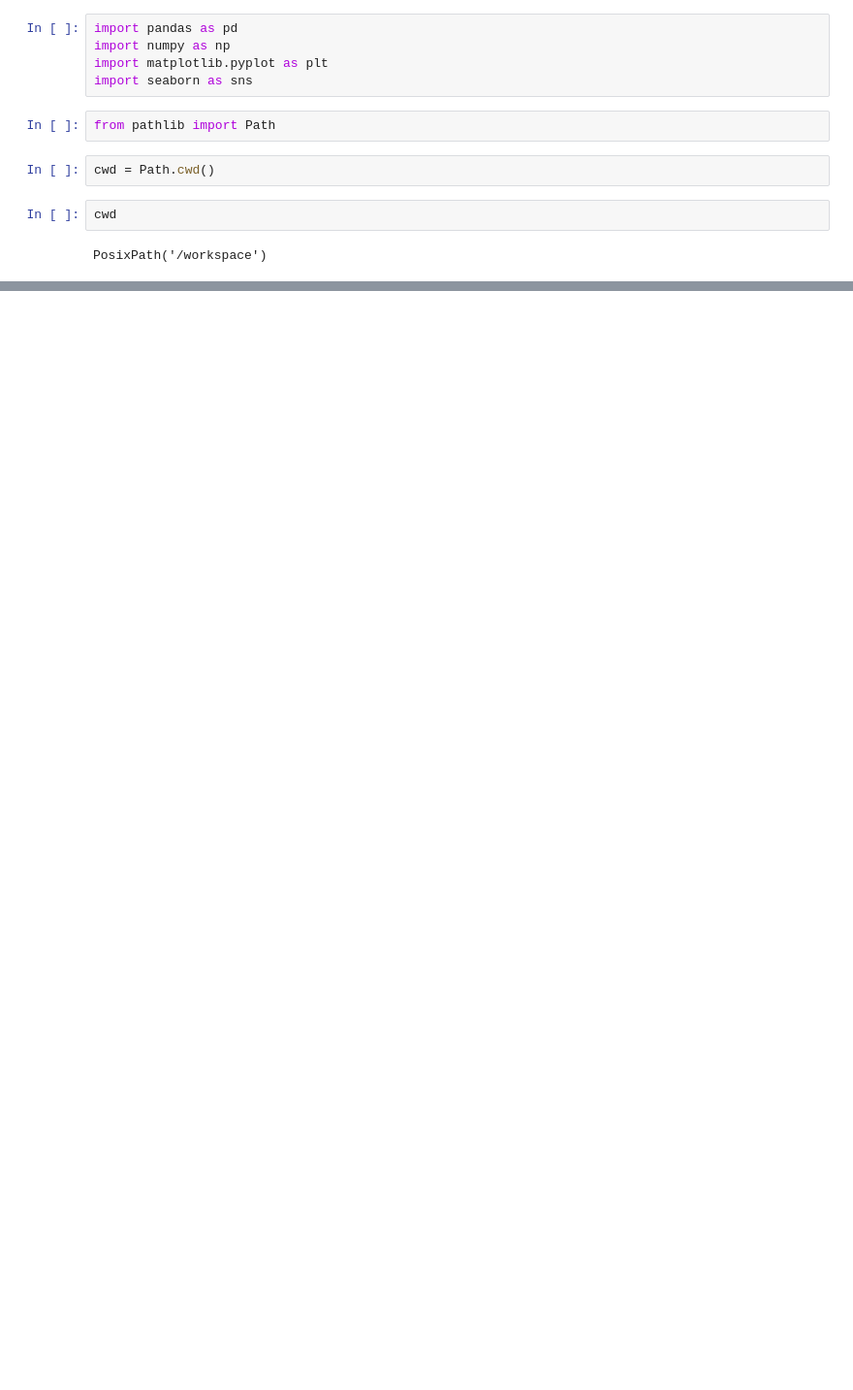
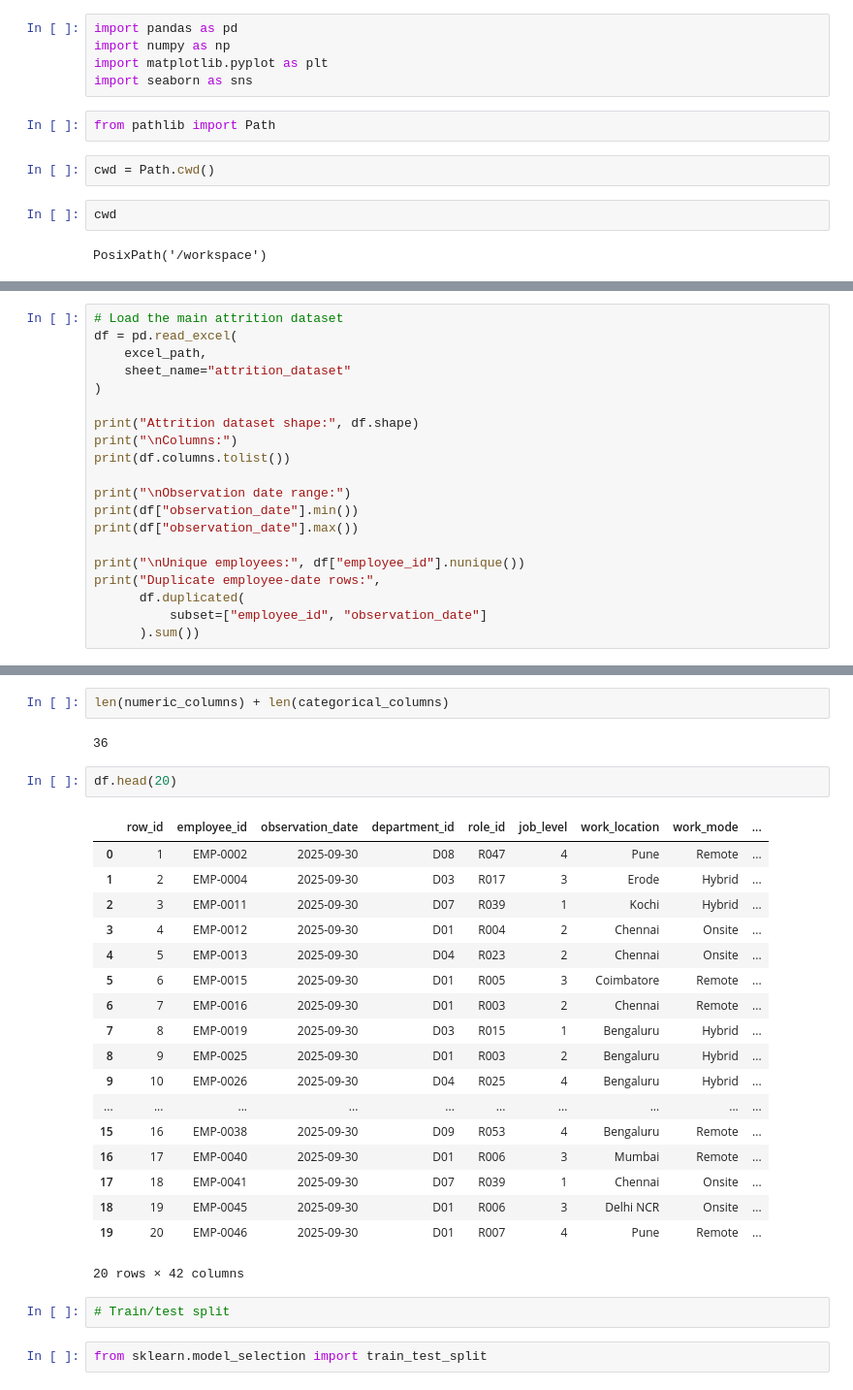
Before and after one commit to Eniyan-j/cortexhr, a Jupyter notebook: 02_feature_pipeline.ipynb, the cells around one changed output, grey strips where cells are left out. Shown at 97% size. Saved outputs shown, nothing was run; the diff lists cells and outputs as text; blank space fills up the shorter version.

```diff
--- a/02_feature_pipeline.ipynb
+++ b/02_feature_pipeline.ipynb
@@ -39,0 +653,20 @@ src/features.py
+# %%
+# Load the main attrition dataset
+df = pd.read_excel(
+    excel_path,
+    sheet_name="attrition_dataset"
+)
+
+print("Attrition dataset shape:", df.shape)
+print("\nColumns:")
+print(df.columns.tolist())
+
+print("\nObservation date range:")
+print(df["observation_date"].min())
+print(df["observation_date"].max())
+
+print("\nUnique employees:", df["employee_id"].nunique())
+print("Duplicate employee-date rows:",
+      df.duplicated(
+          subset=["employee_id", "observation_date"]
+      ).sum())
@@ -39,0 +1186,29 @@ src/features.py
+# %%
+len(numeric_columns) + len(categorical_columns)
+# %% [output]
+36
+# %%
+df.head(20)
+# %% [output]
+|  | row_id | employee_id | observation_date | department_id | role_id | job_level | work_location | work_mode | ... |
+| 0 | 1 | EMP-0002 | 2025-09-30 | D08 | R047 | 4 | Pune | Remote | ... |
+| 1 | 2 | EMP-0004 | 2025-09-30 | D03 | R017 | 3 | Erode | Hybrid | ... |
+| 2 | 3 | EMP-0011 | 2025-09-30 | D07 | R039 | 1 | Kochi | Hybrid | ... |
+| 3 | 4 | EMP-0012 | 2025-09-30 | D01 | R004 | 2 | Chennai | Onsite | ... |
+| 4 | 5 | EMP-0013 | 2025-09-30 | D04 | R023 | 2 | Chennai | Onsite | ... |
+| 5 | 6 | EMP-0015 | 2025-09-30 | D01 | R005 | 3 | Coimbatore | Remote | ... |
+| 6 | 7 | EMP-0016 | 2025-09-30 | D01 | R003 | 2 | Chennai | Remote | ... |
+| 7 | 8 | EMP-0019 | 2025-09-30 | D03 | R015 | 1 | Bengaluru | Hybrid | ... |
+| 8 | 9 | EMP-0025 | 2025-09-30 | D01 | R003 | 2 | Bengaluru | Hybrid | ... |
+| 9 | 10 | EMP-0026 | 2025-09-30 | D04 | R025 | 4 | Bengaluru | Hybrid | ... |
+| ... | ... | ... | ... | ... | ... | ... | ... | ... | ... |
+| 15 | 16 | EMP-0038 | 2025-09-30 | D09 | R053 | 4 | Bengaluru | Remote | ... |
+| 16 | 17 | EMP-0040 | 2025-09-30 | D01 | R006 | 3 | Mumbai | Remote | ... |
+| 17 | 18 | EMP-0041 | 2025-09-30 | D07 | R039 | 1 | Chennai | Onsite | ... |
+| 18 | 19 | EMP-0045 | 2025-09-30 | D01 | R006 | 3 | Delhi NCR | Onsite | ... |
+| 19 | 20 | EMP-0046 | 2025-09-30 | D01 | R007 | 4 | Pune | Remote | ... |
+20 rows × 42 columns
+# %%
+# Train/test split
+# %%
+from sklearn.model_selection import train_test_split
```
Also changed, not shown: parts of 148 cells of this notebook, 8 other files.
